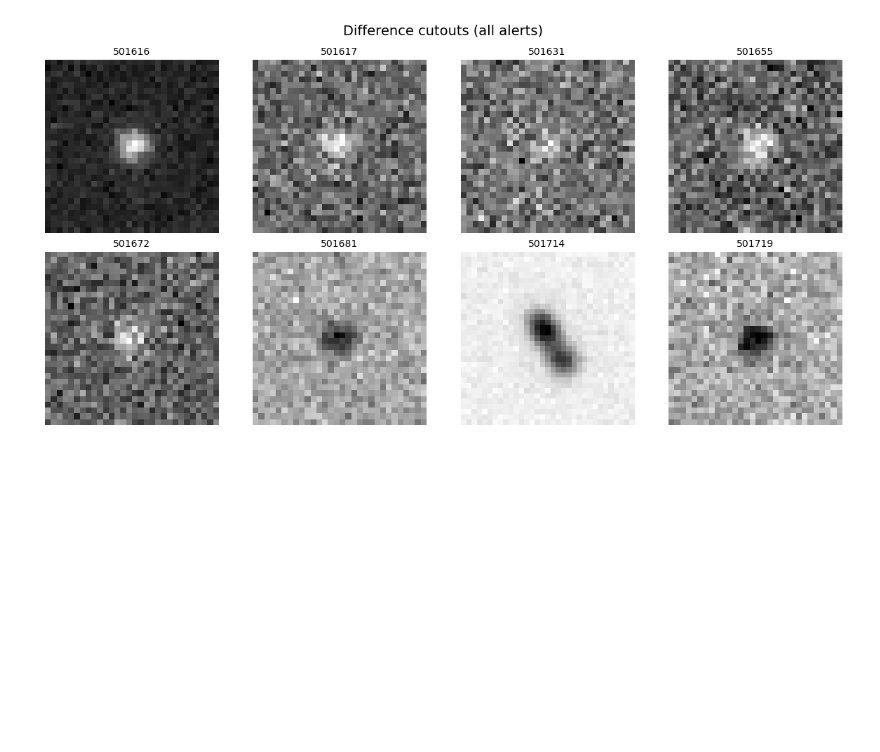
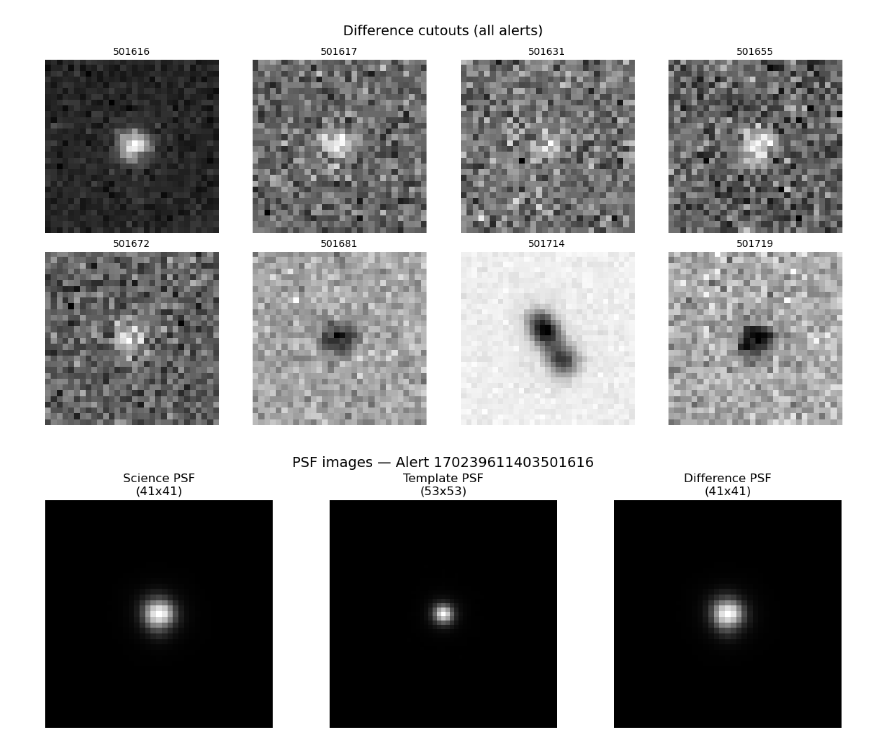
Before and after one commit to mjuric/rubin-alert, a Jupyter notebook: notebooks/view_alerts.ipynb, the cells around one changed output. Cells and saved outputs as stored; diff of their text form; code cells hidden in the pictures; blank space fills up the shorter version.

Commit message:
Add PSF visualization cell to alert viewer notebook
Displays the PSFIMAGE HDU from each cutout type (science, template,
difference) side by side using a viridis colormap.

Co-Authored-By: Claude Opus 4.6 (1M context) <noreply@anthropic.com>

```diff
--- a/notebooks/view_alerts.ipynb
+++ b/notebooks/view_alerts.ipynb
@@ -86,3 +86,27 @@ plt.tight_layout()
 plt.show()
 # %% [output]
 [figure]
+# %%
+# Display PSF images from each cutout type for the first alert
+alert_id = list(alerts.keys())[0]
+alert = alerts[alert_id]
+cutout_names = ["cutoutScience", "cutoutTemplate", "cutoutDifference"]
+
+fig, axes = plt.subplots(1, 3, figsize=(12, 4))
+for ax, name in zip(axes, cutout_names):
+    fits_file = alert.get(name)
+    if fits_file is None:
+        ax.set_title(f"{name}\n(not available)")
+        ax.axis("off")
+        continue
+    filepath = os.path.join(OUTPUT_DIR, fits_file)
+    with fits.open(filepath) as hdul:
+        psf = hdul["PSFIMAGE"].data
+    ax.imshow(psf, origin="lower", cmap="gray")
+    ax.set_title(f"{name.replace('cutout', '')} PSF\n({psf.shape[0]}x{psf.shape[1]})")
+    ax.axis("off")
+fig.suptitle(f"PSF images — Alert {alert_id}", fontsize=14)
+plt.tight_layout()
+plt.show()
+# %% [output]
+[figure, added]
```
